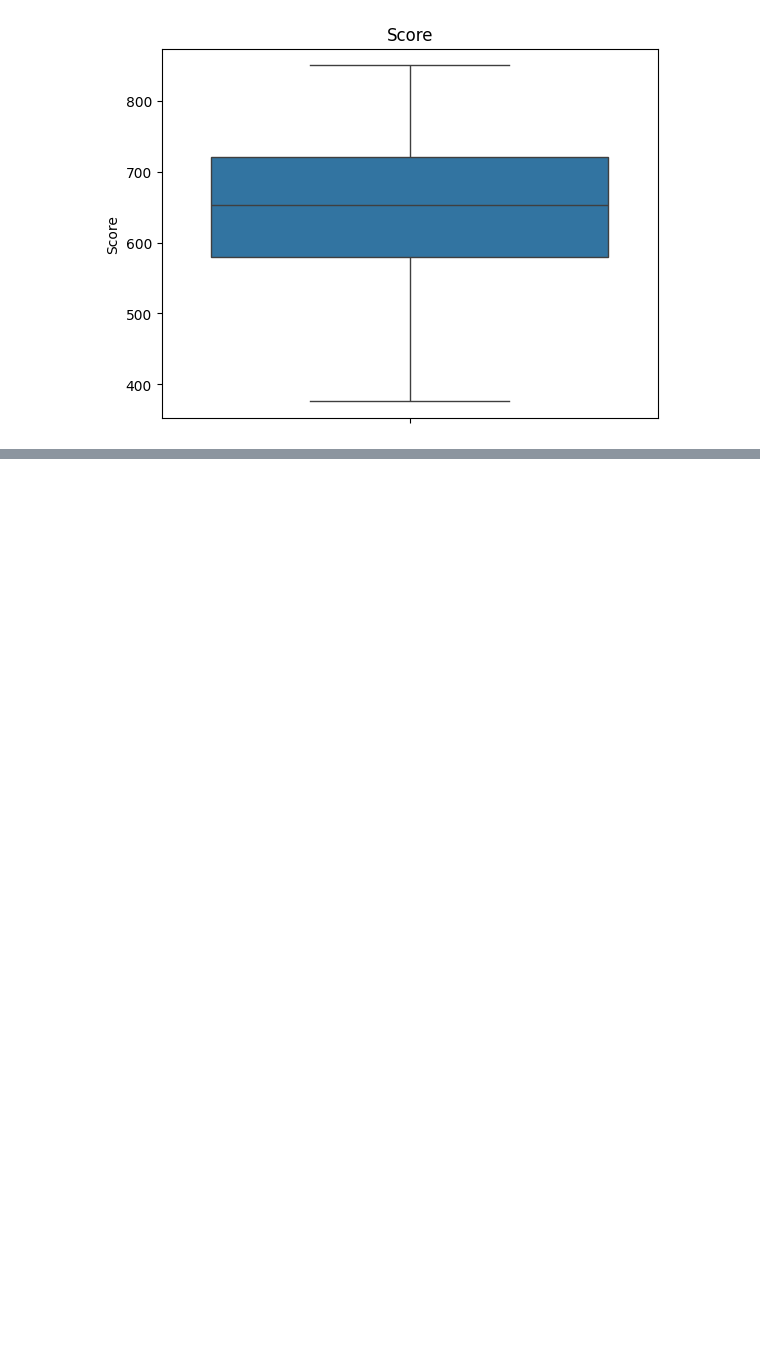
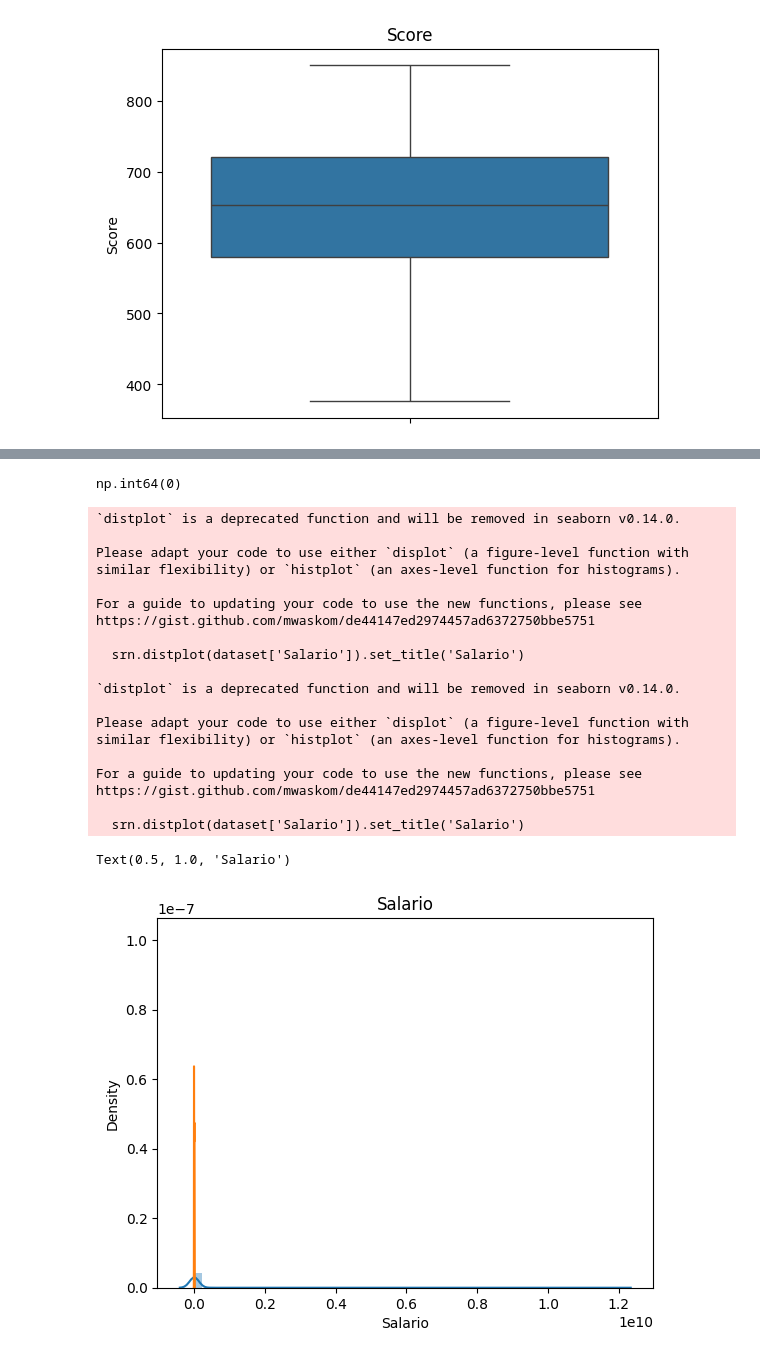
Before and after one commit to RafaelGBarros/data_science_estudos, a Jupyter notebook: remoto/codigos/ChurnAnaliysis.ipynb, the cells around one changed output, grey strips where cells are left out. Drawn from its saved outputs; the diff is of its cells as text; code cells hidden in the pictures; blank space fills up the shorter version.

```diff
--- a/remoto/codigos/ChurnAnaliysis.ipynb
+++ b/remoto/codigos/ChurnAnaliysis.ipynb
@@ -56,0 +121,38 @@ Text(0.5, 1.0, 'Score')
+# %%
+dataset.duplicated().sum() ## Verificando se ha valores duplicados
+dataset.drop_duplicates(inplace=True, keep='first') ## Removendo valores duplicados
+# %% [output]
+np.int64(0)
+# %%
+## agora veremos a variavel de Salario
+srn.distplot(dataset['Salario']).set_title('Salario')
+## definiremos que salario acima de 2 desvios padrao da media sera considerado outlier
+desv = sts.stdev(dataset['Salario'])
+desv
+## calculando o desvio padrao
+dataset.loc[dataset['Salario'] >= 2 * desv]
+## filtrando os valores que atendem a condicao
+dataset = dataset.drop(dataset[dataset['Salario'] >= 2 * desv].index)
+## removendo os valores filtrados
+# %% [output]
+`distplot` is a deprecated function and will be removed in seaborn v0.14.0.
+
+Please adapt your code to use either `displot` (a figure-level function with
+similar flexibility) or `histplot` (an axes-level function for histograms).
+
+For a guide to updating your code to use the new functions, please see
+https://gist.github.com/mwaskom/de44147ed2974457ad6372750bbe5751
+
+  srn.distplot(dataset['Salario']).set_title('Salario')
+
+`distplot` is a deprecated function and will be removed in seaborn v0.14.0.
+
+Please adapt your code to use either `displot` (a figure-level function with
+similar flexibility) or `histplot` (an axes-level function for histograms).
+
+For a guide to updating your code to use the new functions, please see
+https://gist.github.com/mwaskom/de44147ed2974457ad6372750bbe5751
+
+  srn.distplot(dataset['Salario']).set_title('Salario')
+Text(0.5, 1.0, 'Salario')
+[figure, added]
```
Also changed, not shown: parts of 9 cells of this notebook.
